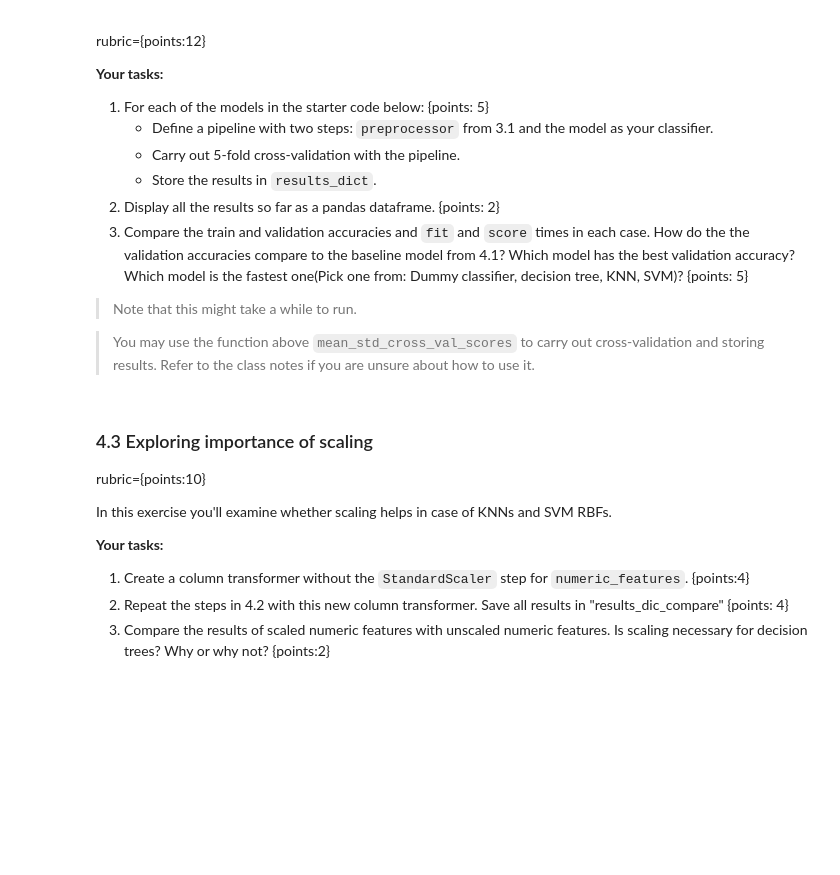
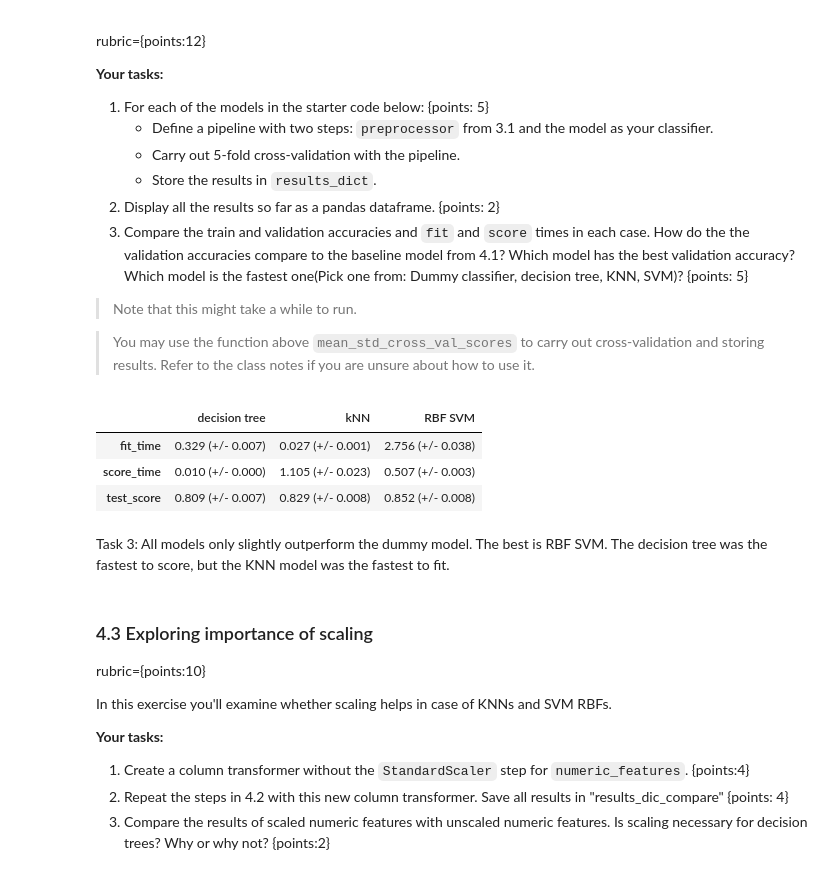
Before and after one commit to CarsonFox/MachineLearning, a Jupyter notebook: HW3/CS4320_HW3.ipynb, the cells around one changed output. Cells and saved outputs as stored; diff of their text form; code cells hidden in the pictures; blank space fills up the shorter version.

```diff
--- a/HW3/CS4320_HW3.ipynb
+++ b/HW3/CS4320_HW3.ipynb
@@ -176,0 +244,9 @@ You may use the method of your choice but `make_pipeline` and `make_column_trans
+# %%
+preprocessor = make_column_transformer(
+    (StandardScaler(), numeric_features),
+    (OneHotEncoder(), categorical_features),
+    (OrdinalEncoder(), ordinal_features),
+)
+# %%
+X_transformed = preprocessor.fit_transform(X_train)
+X_transformed.shape
@@ -225,0 +302,2 @@ rubric={points:6}
+# %%
+pipeline = make_pipeline(preprocessor, DummyClassifier(strategy='prior'))
@@ -255,3 +333,17 @@ models = {
+# %%
+for label, model in models.items():
+    pipeline = make_pipeline(preprocessor, model)
+    results_dict[label] = mean_std_cross_val_scores(pipeline, X_train, y_train, cv=5)
+# %%
+results_df = pd.DataFrame(results_dict)
+results_df
+# %% [output]
+|  | decision tree | kNN | RBF SVM |
+| fit_time | 0.329 (+/- 0.007) | 0.027 (+/- 0.001) | 2.756 (+/- 0.038) |
+| score_time | 0.010 (+/- 0.000) | 1.105 (+/- 0.023) | 0.507 (+/- 0.003) |
+| test_score | 0.809 (+/- 0.007) | 0.829 (+/- 0.008) | 0.852 (+/- 0.008) |
+# %% [markdown]
+Task 3: All models only slightly outperform the dummy model. The best is RBF SVM. The decision tree was the fastest to score, but the KNN model was the fastest to fit.
 # %% [markdown]
 ### 4.3 Exploring importance of scaling
 rubric={points:10}
```
Also changed, not shown: parts of 55 cells of this notebook, 1 other file.
